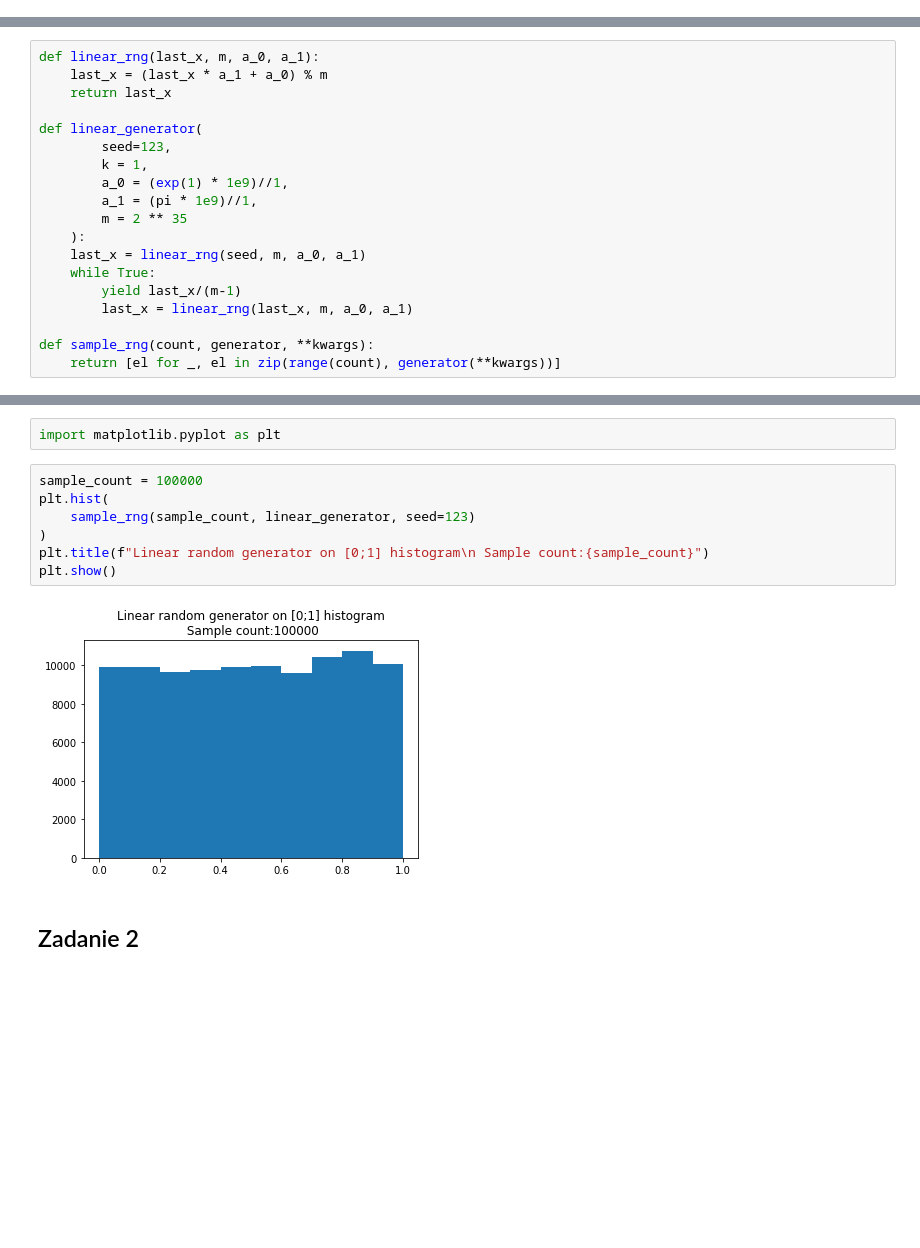
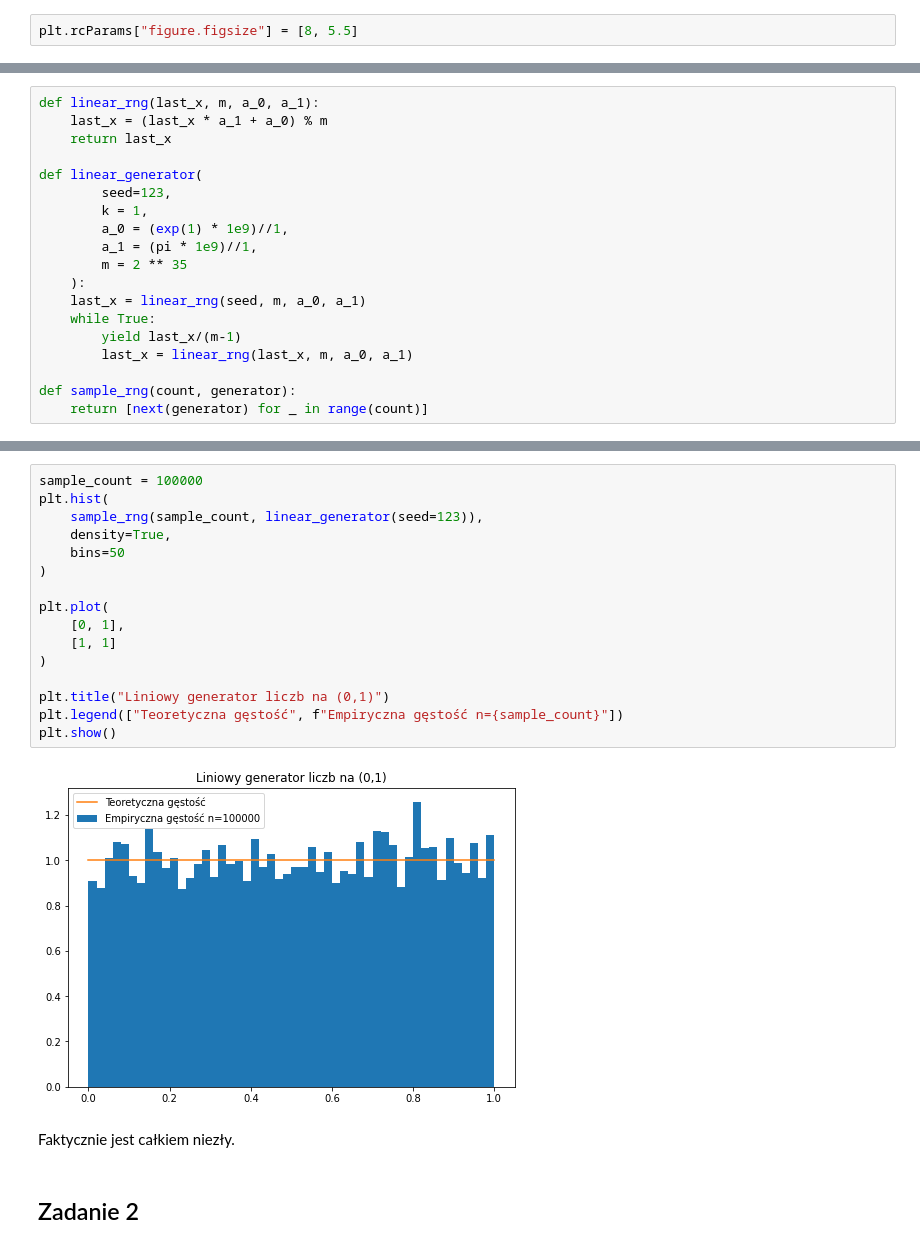
Before and after one commit to niegrzybkowski/matfin2022, a Jupyter notebook: Lab01.ipynb, the cells around one changed output, grey strips where cells are left out. Saved outputs shown, nothing was run; the diff lists cells and outputs as text; blank space fills up the shorter version.

```diff
--- a/Lab01.ipynb
+++ b/Lab01.ipynb
@@ -5,0 +34,2 @@ from math import exp, pi
+# %%
+plt.rcParams["figure.figsize"] = [8, 5.5]
@@ -20,6 +54,6 @@ def linear_generator(
         yield last_x/(m-1)
         last_x = linear_rng(last_x, m, a_0, a_1)
 
-def sample_rng(count, generator, **kwargs):
-    return [el for _, el in zip(range(count), generator(**kwargs))]
+def sample_rng(count, generator):
+    return [next(generator) for _ in range(count)]
 # %%
@@ -38,14 +67,23 @@ sample_rng(10, linear_generator, seed=123)
-# %%
-import matplotlib.pyplot as plt
 # %%
 sample_count = 100000
 plt.hist(
-    sample_rng(sample_count, linear_generator, seed=123)
+    sample_rng(sample_count, linear_generator(seed=123)),
+    density=True,
+    bins=50
 )
-plt.title(f"Linear random generator on [0;1] histogram\n Sample count:{sample_count}")
+
+plt.plot(
+    [0, 1],
+    [1, 1]
+)
+
+plt.title("Liniowy generator liczb na (0,1)")
+plt.legend(["Teoretyczna gęstość", f"Empiryczna gęstość n={sample_count}"])
 plt.show()
 # %% [output]
-[figure, old version]
+[figure, new version]
+# %% [markdown]
+Faktycznie jest całkiem niezły.
 # %% [markdown]
 ## Zadanie 2
 # %% [markdown]
```
Also changed, not shown: parts of 55 cells of this notebook, 2 other files.
